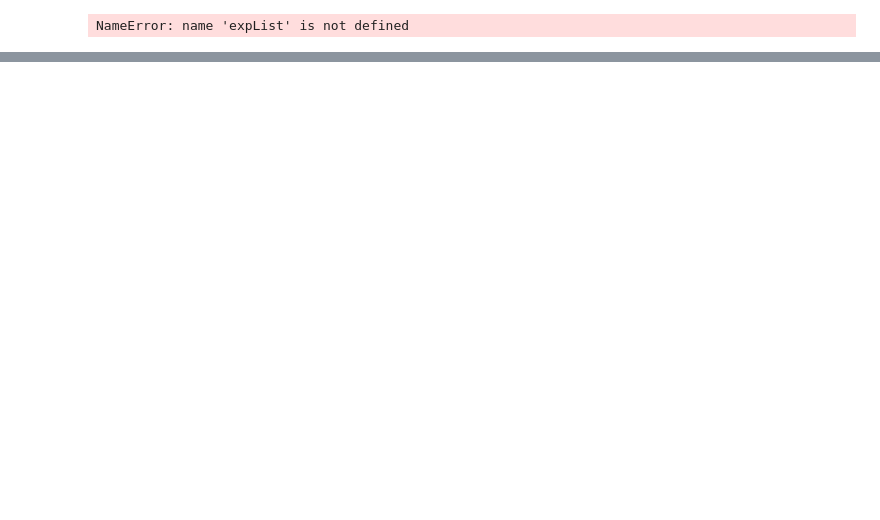
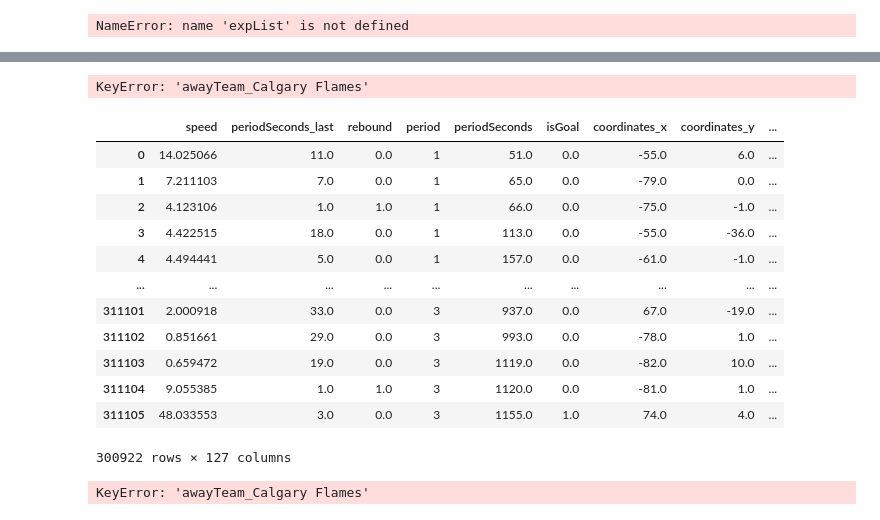
Before and after one commit to Jawing/ift6758-project-template-main, a Jupyter notebook: dashboard.ipynb, the cells around one changed output, grey strips where cells are left out. Saved outputs shown, nothing was run; the diff lists cells and outputs as text; code cells hidden in the pictures; blank space fills up the shorter version.

```diff
--- a/dashboard.ipynb
+++ b/dashboard.ipynb
@@ -52,0 +135,27 @@ NameError: name 'expList' is not defined
+# %%
+df_gameid['awayTeam_Calgary Flames']
+# %% [output]
+KeyError: 'awayTeam_Calgary Flames'
+# %%
+import pickle
+df_prep = pickle.load( open("./data/data_train_prep.pickle",'rb'))
+# %%
+df_prep
+# %% [output]
+|  | speed | periodSeconds_last | rebound | period | periodSeconds | isGoal | coordinates_x | coordinates_y | ... |
+| 0 | 14.025066 | 11.0 | 0.0 | 1 | 51.0 | 0.0 | -55.0 | 6.0 | ... |
+| 1 | 7.211103 | 7.0 | 0.0 | 1 | 65.0 | 0.0 | -79.0 | 0.0 | ... |
+| 2 | 4.123106 | 1.0 | 1.0 | 1 | 66.0 | 0.0 | -75.0 | -1.0 | ... |
+| 3 | 4.422515 | 18.0 | 0.0 | 1 | 113.0 | 0.0 | -55.0 | -36.0 | ... |
+| 4 | 4.494441 | 5.0 | 0.0 | 1 | 157.0 | 0.0 | -61.0 | -1.0 | ... |
+| ... | ... | ... | ... | ... | ... | ... | ... | ... | ... |
+| 311101 | 2.000918 | 33.0 | 0.0 | 3 | 937.0 | 0.0 | 67.0 | -19.0 | ... |
+| 311102 | 0.851661 | 29.0 | 0.0 | 3 | 993.0 | 0.0 | -78.0 | 1.0 | ... |
+| 311103 | 0.659472 | 19.0 | 0.0 | 3 | 1119.0 | 0.0 | -82.0 | 10.0 | ... |
+| 311104 | 9.055385 | 1.0 | 1.0 | 3 | 1120.0 | 0.0 | -81.0 | 1.0 | ... |
+| 311105 | 48.033553 | 3.0 | 0.0 | 3 | 1155.0 | 1.0 | 74.0 | 4.0 | ... |
+300922 rows × 127 columns
+# %%
+df_gameid['awayTeam_Calgary Flames']
+# %% [output]
+KeyError: 'awayTeam_Calgary Flames'
```
Also changed, not shown: parts of 12 cells of this notebook, 11 other files.
